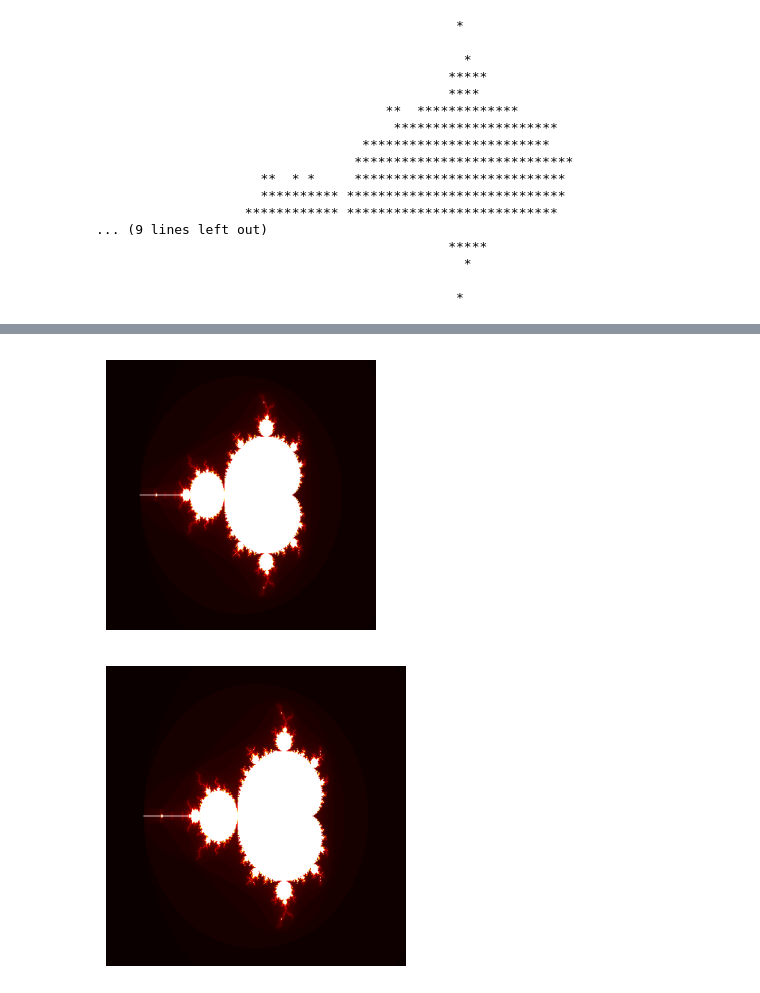
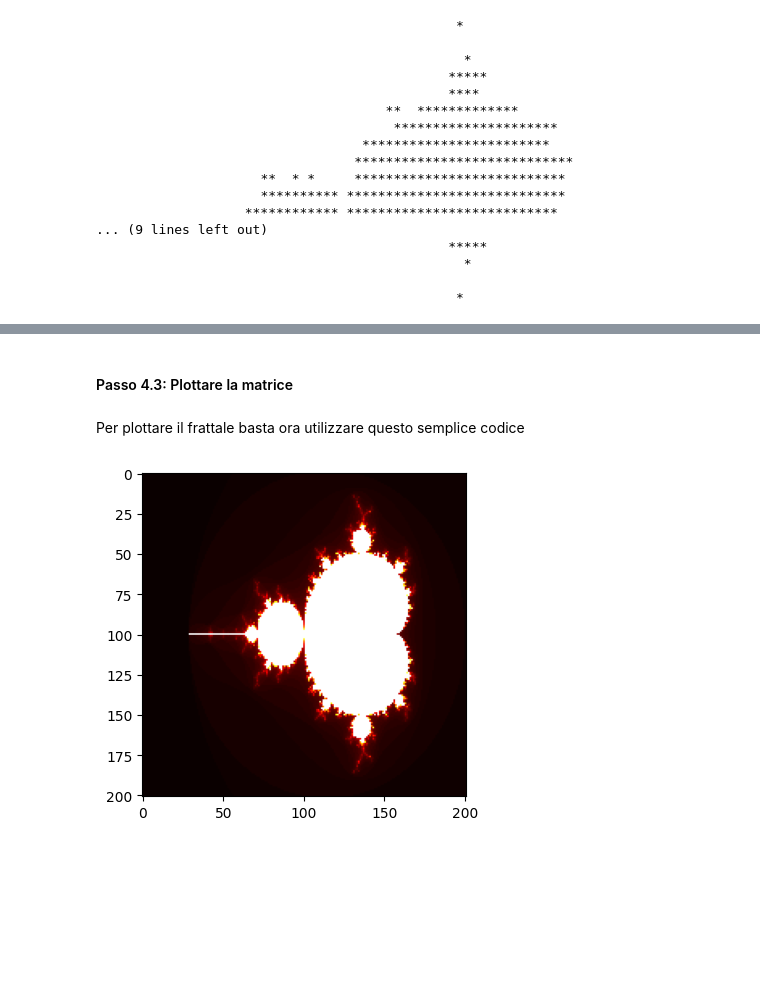
Before and after one commit to Nima-00/Laboratorio-Introduzione-a-Python, a Jupyter notebook: 03_soluzioni/python_sol_11.ipynb, the cells around one changed output, grey strips where cells are left out. Drawn from its saved outputs; the diff is of its cells as text; code cells hidden in the pictures; blank space fills up the shorter version.

```diff
--- a/03_soluzioni/python_sol_11.ipynb
+++ b/03_soluzioni/python_sol_11.ipynb
@@ -74,0 +95,6 @@ def appartiene_mandelbrot(x: float, y: float, max_it: int=100) -> bool:
+# %%
+# Esempio
+x_0, y_0 = -0.5, 0.0
+print(appartiene_mandelbrot(x_0, y_0))
+x_1, y_1 = 0.5, 0.5
+print(appartiene_mandelbrot(x_1, y_1))
@@ -283,0 +313,22 @@ mandelbrot()
+# %%
+# Implementazione
+def n_iterazioni_mandelbrot(x_0: float, y_0: float, max_it: int=100) -> int:
+    """
+    Calcola il numero di iterazioni prima che il punto (x, y) diverga.
+
+    Parametri:
+    - x, y: coordinate del punto da testare
+    - max_iter: numero massimo di iterazioni
+
+    Ritorna:
+    - Il numero di iterazioni dopo il quale la successione diverge.
+    """
+    x_n = 0
+    y_n = 0
+    for i in range(max_it):
+        tmp = x_n
+        x_n = x_n**2 - y_n**2 + x_0
+        y_n = 2*tmp*y_n + y_0
+        if x_n**2 + y_n**2 > 4:
+            return i
+    return i
@@ -318,23 +411,18 @@ def mandelbrot_2(
     return matrix
-# %%
-matrix = mandelbrot_2(x_steps=400, y_steps=400)
-
-plt.figure(figsize=(3, 3))
-plt.imshow(matrix, cmap="hot")
-plt.axis("off")
-plt.tight_layout()
-plt.savefig("image.png")
-plt.show()
-# %% [output]
-[figure, removed]
-# %%
-matrix = mandelbrot_2(x_steps=400, y_steps=400)
-
-plt.figure(figsize=(3, 3))
-plt.imshow(matrix, cmap="hot")
-plt.axis("off")
-plt.subplots_adjust(left=0, right=1, top=1, bottom=0)
-plt.savefig("image.png")
-plt.show()
-# %% [output]
-[figure, removed]
+# %% [markdown]
+#### Passo 4.3: Plottare la matrice
+# %% [markdown]
+Per plottare il frattale basta ora utilizzare questo semplice codice
+# %%
+import matplotlib.pyplot as plt
+
+# Calcola il frattale nella regione
+matrix = calcola_mandelbrot()
+
+# Plotta il risultato ottenuto
+plt.figure(figsize=(4, 4))
+plt.imshow(matrix, cmap="hot")
+plt.tight_layout()
+plt.show()
+# %% [output]
+[figure, added]
```
Also changed, not shown: parts of 25 cells of this notebook, 1 other file.
